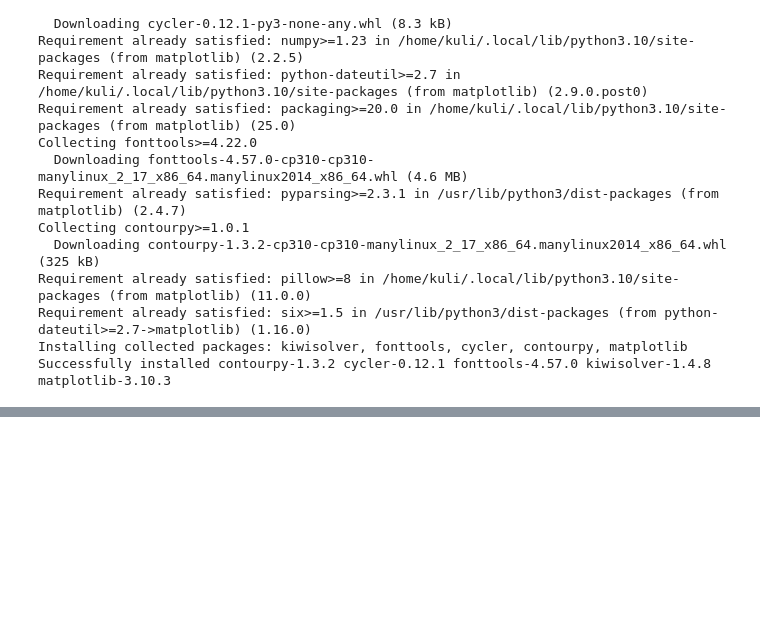
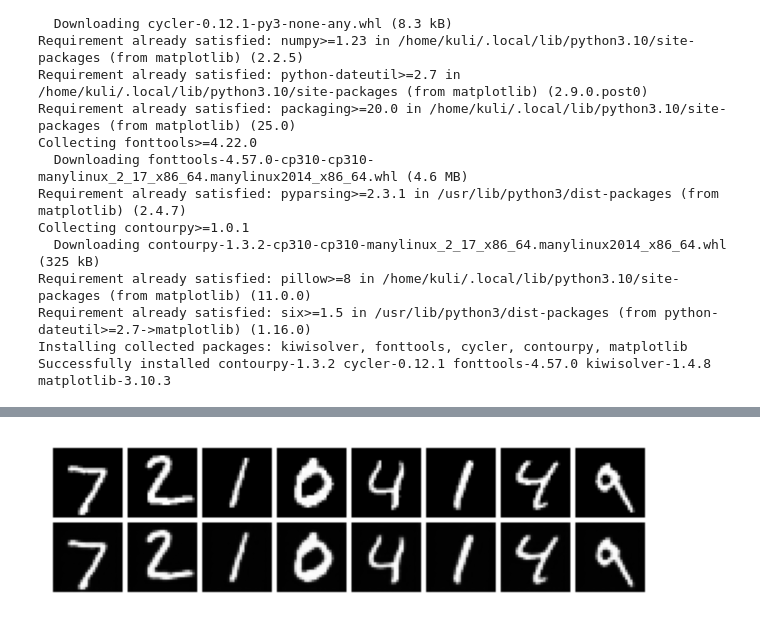
Before and after one commit to Dripl1x/HSEProject2025, a Jupyter notebook: VAE_mnist.ipynb, the cells around one changed output, grey strips where cells are left out. Cells and saved outputs as stored; diff of their text form; code cells hidden in the pictures; blank space fills up the shorter version.

```diff
--- a/VAE_mnist.ipynb
+++ b/VAE_mnist.ipynb
@@ -271,0 +322,16 @@ print("Готово: posterior_random_samples.png")
+# %%
+import torchvision.utils as vutils, matplotlib.pyplot as plt
+imgs, _ = next(iter(val_dataloader))
+
+with torch.no_grad():
+    mu, _   = vae.encode(imgs)                     # ← 1× вызов encode
+    recon   = vae.decode(mu)       # 28×28
+
+grid = vutils.make_grid(
+    torch.cat([imgs.cpu()[:8], recon.cpu()[:8]]),  # верх/низ
+    nrow=8, pad_value=1
+)
+plt.figure(figsize=(8,2)); plt.axis('off')
+plt.imshow(grid.permute(1,2,0)); plt.show()
+# %% [output]
+[figure, added]
```
Also changed, not shown: parts of 5 cells of this notebook.
